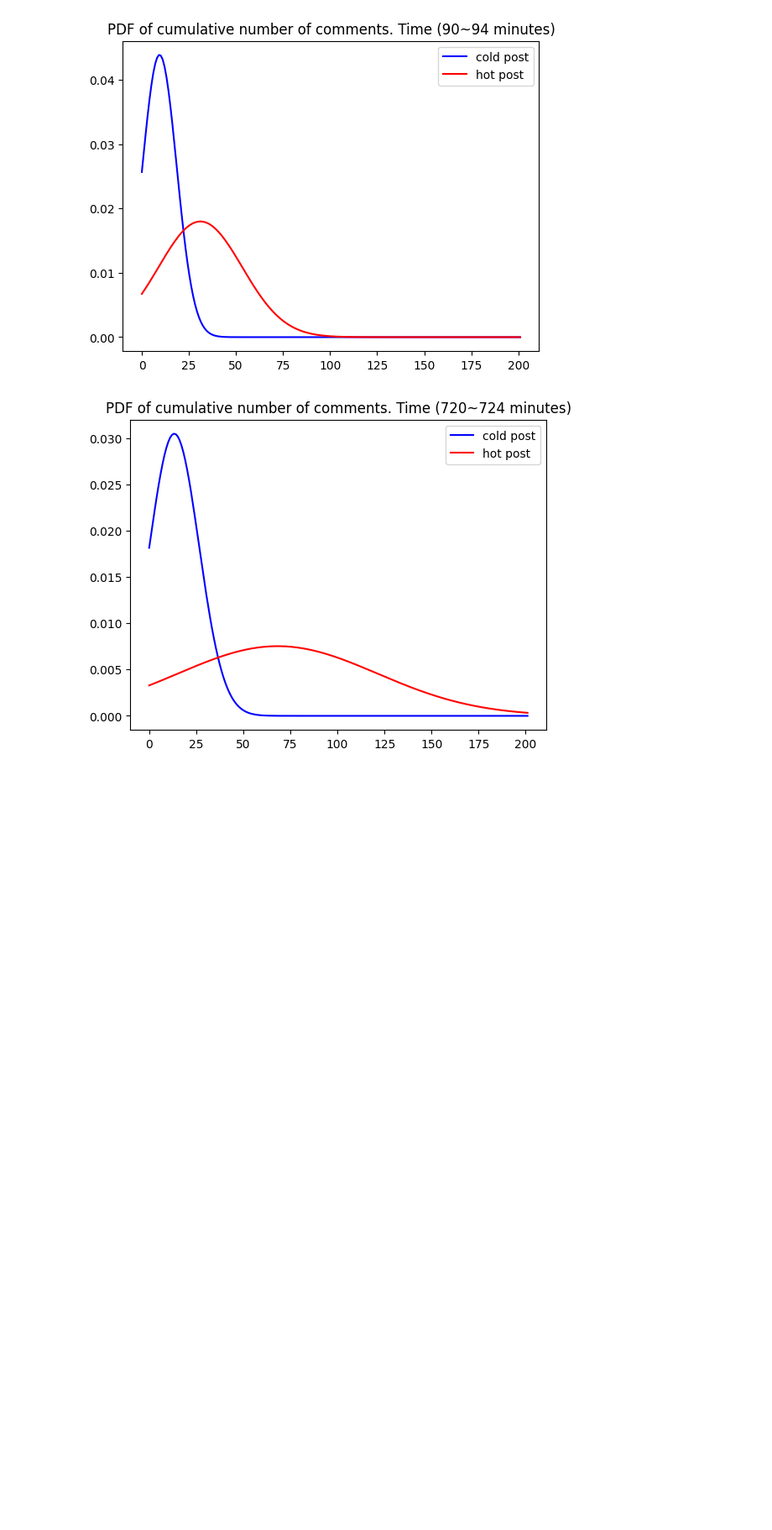
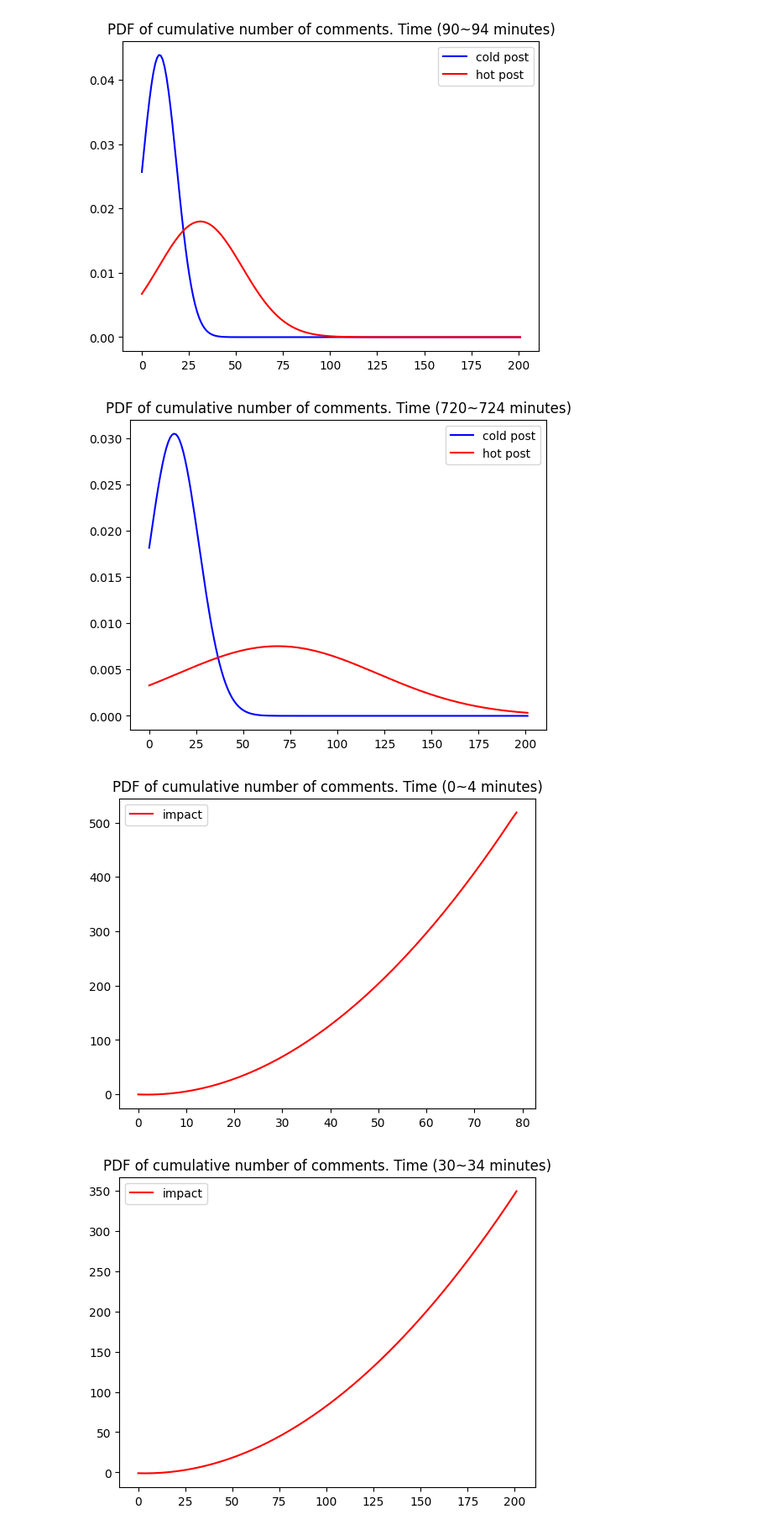
Before and after one commit to softeerbootcamp4th/Team3-NarockIsAlsoRock-DE, a Jupyter notebook: model/model.ipynb, the cells around one changed output. Shown at 84% size. Drawn from its saved outputs; the diff is of its cells as text; code cells hidden in the pictures; blank space fills up the shorter version.

Commit message:
feat(model/EDA/gu): add impact value calculation and visualization results.

```diff
--- a/model/model.ipynb
+++ b/model/model.ipynb
@@ -43,7 +43,7 @@ cold_df.created_at = cold_df.created_at.apply(parse_dates)
 # %%
 # Make column for relative time
 time_interval = 5*60 # seconds
-max_rel_time = (12*60*60 / time_interval) + 1 # 최근 12시간만 확인
+max_rel_time = (12*60*60 / time_interval) # 최근 12시간만 확인
 
 hot_df['relative_time'] =  hot_df['cmt_created_at'] - hot_df['created_at']
 hot_df['relative_time'] = hot_df['relative_time'].apply(timedelta_to_seconds) // time_interval # applying binnig (30 minutes)
@@ -107,3 +107,13 @@ visualize_model(hot_model_df, cold_model_df, 720)
 [figure]
 [figure]
 [figure]
+# %%
+# time_interval별로 PDF를 시각화
+visualize_impact(hot_model_df, cold_model_df, 0)
+visualize_impact(hot_model_df, cold_model_df, 30)
+visualize_impact(hot_model_df, cold_model_df, 60)
+visualize_impact(hot_model_df, cold_model_df, 90)
+visualize_impact(hot_model_df, cold_model_df, 720)
+# %% [output]
+[figure, added]
+[figure, added]
```
Also changed, not shown: parts of 1 cell of this notebook, 6 other files.
